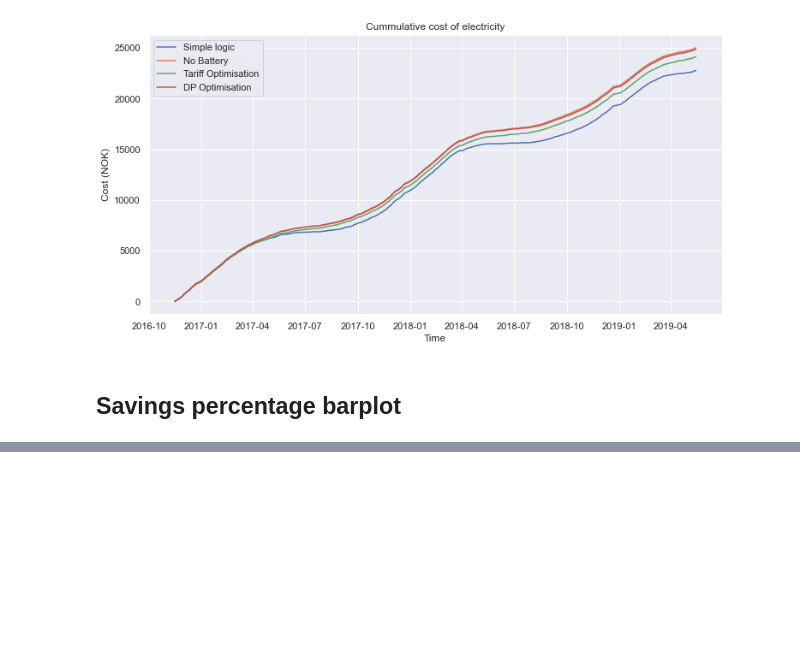
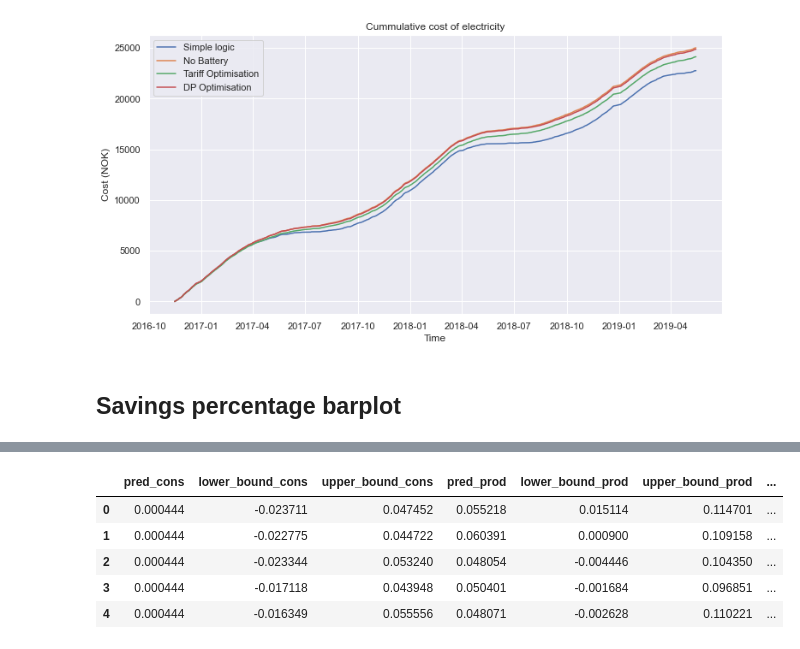
Before and after one commit to 4ug-aug/Otovo-OptimalControl, a Jupyter notebook: apply_battery.ipynb, the cells around one changed output, grey strips where cells are left out. Cells and saved outputs as stored; diff of their text form; code cells hidden in the pictures; blank space fills up the shorter version.

Commit message:
Feat: Use predictions to determine where to use which policy

```diff
--- a/apply_battery.ipynb
+++ b/apply_battery.ipynb
@@ -761,0 +774,12 @@ NameError: name 'series_battery_logic' is not defined
+# %%
+# load RF_prediction_consumption.csv
+RF_prediction_consumption = pd.read_csv("data/RF_prediction_consumption.csv")
+RF_prediction_production = pd.read_csv("data/RF_prediction_production.csv")
+
+# Convert to datetime
+RF_prediction_consumption.index = pd.to_datetime(RF_prediction_consumption["timeslot"], utc = True)
+RF_prediction_production.index = pd.to_datetime(RF_prediction_production["timeslot"], utc = True)
+
+# sort by index
+RF_prediction_consumption = RF_prediction_consumption.sort_index()
+RF_prediction_production = RF_prediction_production.sort_index()
@@ -761,0 +808,28 @@ NameError: name 'series_battery_logic' is not defined
+# %%
+# Merge RF_prediction_consumption and RF_prediction_production
+RF_prediction_consumption_and_production = RF_prediction_consumption.merge(RF_prediction_production, how="inner", left_index=True, right_index=True)
+
+
+RF_prediction_consumption_and_production.columns = ["timeslot_cons", "pred_cons", "lower_bound_cons", "upper_bound_cons", "timeslot_prod", "pred_prod", "lower_bound_prod", "upper_bound_prod"]
+# drop timeslot column
+RF_prediction_consumption_and_production.drop(["timeslot_cons", "timeslot_prod"], axis=1, inplace=True)
+
+# Merge with series_merge
+RF_prediction_consumption_and_production = RF_prediction_consumption_and_production.merge(orig_data, how="inner", left_index=True, right_index=True)
+# RF_prediction_consumption_and_production_and_series_merge
+
+
+# Add column called power_yield with the difference between prod and cons
+RF_prediction_consumption_and_production["power_yield"] = RF_prediction_consumption_and_production["pred_prod"] - RF_prediction_consumption_and_production["pred_cons"]
+# add column current index as timeslot and reset index
+RF_prediction_consumption_and_production["timeslot"] = RF_prediction_consumption_and_production.index
+RF_prediction_consumption_and_production = RF_prediction_consumption_and_production.reset_index(drop=True)
+
+RF_prediction_consumption_and_production.head()
+# %% [output]
+|  | pred_cons | lower_bound_cons | upper_bound_cons | pred_prod | lower_bound_prod | upper_bound_prod | ... |
+| 0 | 0.000444 | -0.023711 | 0.047452 | 0.055218 | 0.015114 | 0.114701 | ... |
+| 1 | 0.000444 | -0.022775 | 0.044722 | 0.060391 | 0.000900 | 0.109158 | ... |
+| 2 | 0.000444 | -0.023344 | 0.053240 | 0.048054 | -0.004446 | 0.104350 | ... |
+| 3 | 0.000444 | -0.017118 | 0.043948 | 0.050401 | -0.001684 | 0.096851 | ... |
+| 4 | 0.000444 | -0.016349 | 0.055556 | 0.048071 | -0.002628 | 0.110221 | ... |
```
Also changed, not shown: parts of 7 cells of this notebook.
